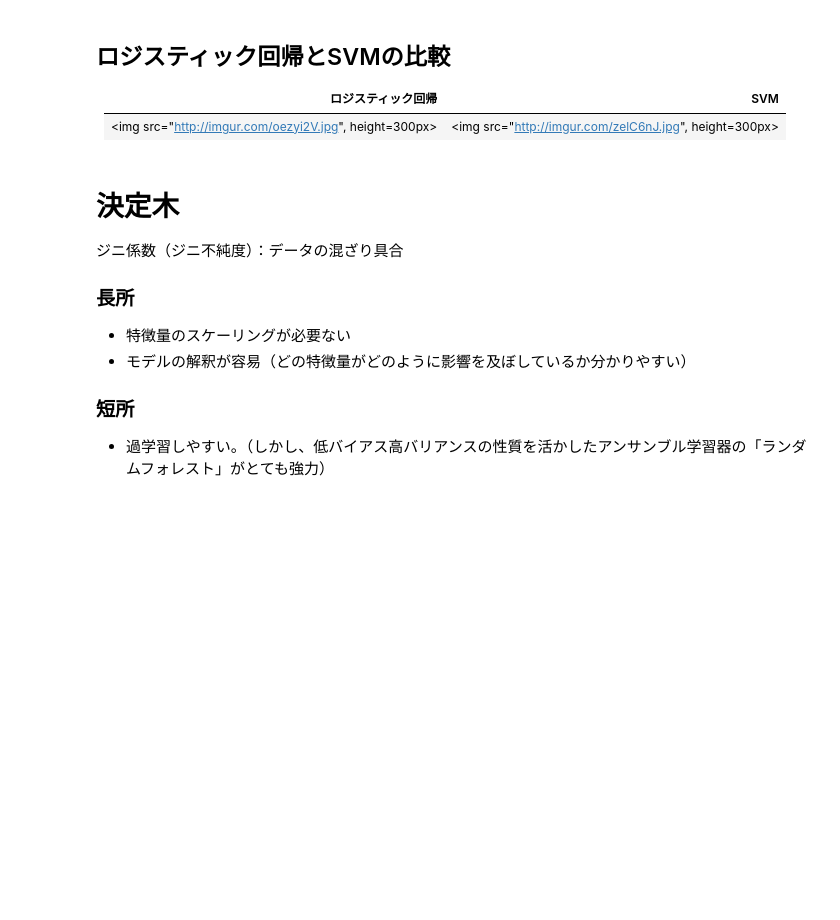
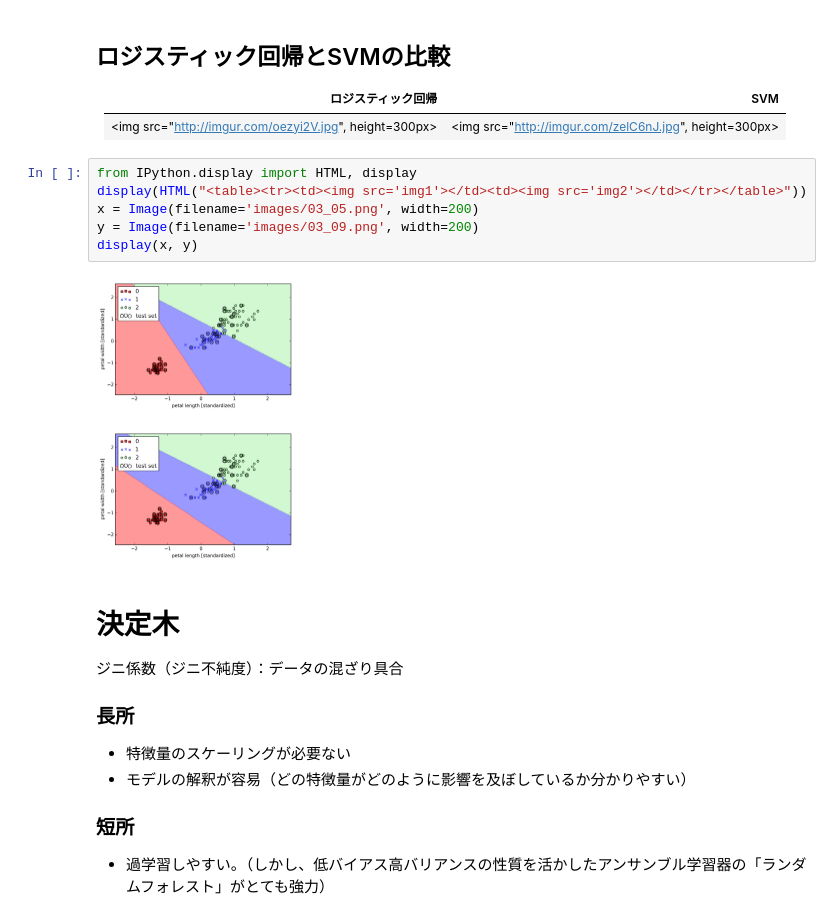
Before and after one commit to lyakaap/notebooks, a Jupyter notebook: MachineLearning/ch03_rasbt.ipynb, the cells around one changed output. Saved outputs shown, nothing was run; the diff lists cells and outputs as text; blank space fills up the shorter version.

```diff
--- a/MachineLearning/ch03_rasbt.ipynb
+++ b/MachineLearning/ch03_rasbt.ipynb
@@ -63,6 +63,15 @@ plt.show()
 |ロジスティック回帰|SVM|
 |---|---|
 |<img src="http://imgur.com/oezyi2V.jpg", height=300px>|<img src="http://imgur.com/zelC6nJ.jpg", height=300px>|
+# %%
+from IPython.display import HTML, display
+display(HTML("<table><tr><td><img src='img1'></td><td><img src='img2'></td></tr></table>"))
+x = Image(filename='images/03_05.png', width=200)
+y = Image(filename='images/03_09.png', width=200)
+display(x, y)
+# %% [output]
+[figure, added]
+[figure, added]
 # %% [markdown]
 # 決定木
 ジニ係数（ジニ不純度）：データの混ざり具合
```
